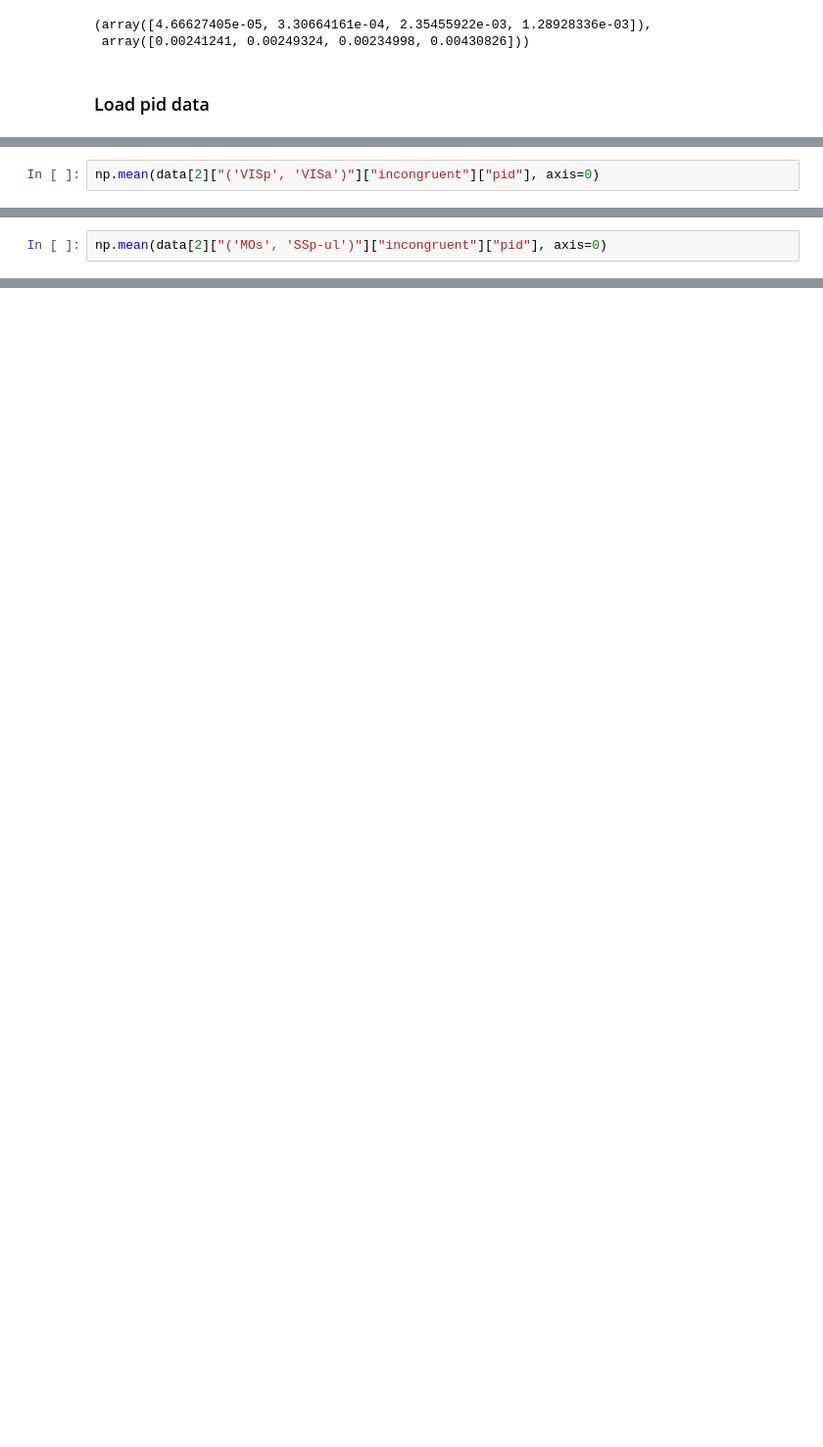
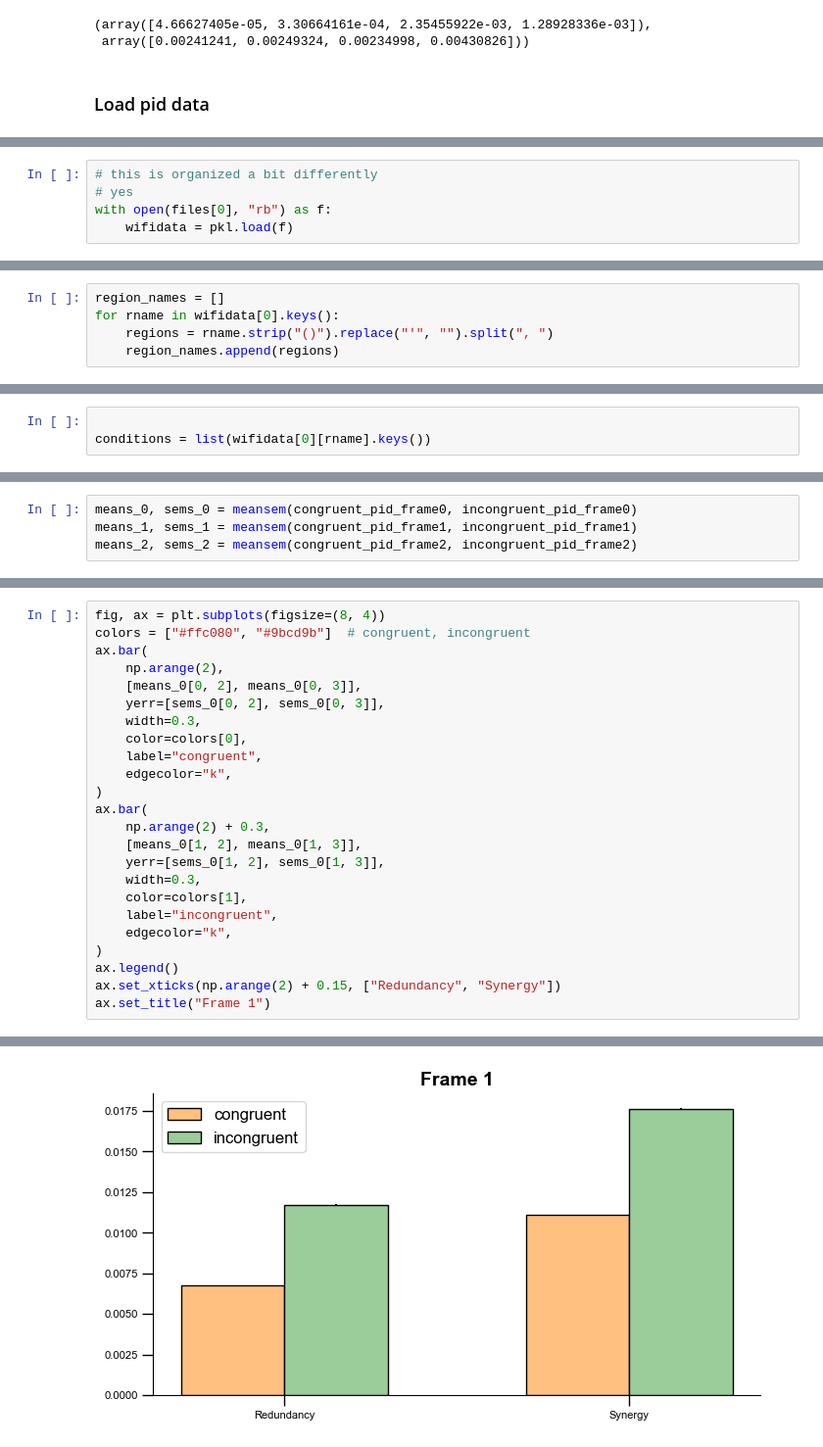
Before and after one commit to debottamKundu/ibl-partial-info-decomp, a Jupyter notebook: notebooks/widefield_pid.ipynb, the cells around one changed output, grey strips where cells are left out. Shown at 98% size. Cells and saved outputs as stored; diff of their text form; blank space fills up the shorter version.

```diff
--- a/notebooks/widefield_pid.ipynb
+++ b/notebooks/widefield_pid.ipynb
@@ -233,2 +230,5 @@ dict_keys([0, 1, 2])
 # %%
-np.mean(data[2]["('VISp', 'VISa')"]["incongruent"]["pid"], axis=0)
+# this is organized a bit differently
+# yes
+with open(files[0], "rb") as f:
+    wifidata = pkl.load(f)
@@ -240,0 +237,5 @@ array([-0.00081563, -0.0055673 , -0.00604146, -0.01264656])
+# %%
+region_names = []
+for rname in wifidata[0].keys():
+    regions = rname.strip("()").replace("'", "").split(", ")
+    region_names.append(regions)
@@ -241,2 +257,3 @@ array([-0.00081563, -0.0055673 , -0.00604146, -0.01264656])
 # %%
-np.mean(data[2]["('MOs', 'SSp-ul')"]["incongruent"]["pid"], axis=0)
+
+conditions = list(wifidata[0][rname].keys())
@@ -244,0 +302,4 @@ array([-0.00160285, -0.00200113, -0.00383851, -0.01759361])
+# %%
+means_0, sems_0 = meansem(congruent_pid_frame0, incongruent_pid_frame0)
+means_1, sems_1 = meansem(congruent_pid_frame1, incongruent_pid_frame1)
+means_2, sems_2 = meansem(congruent_pid_frame2, incongruent_pid_frame2)
@@ -244,0 +327,25 @@ array([-0.00160285, -0.00200113, -0.00383851, -0.01759361])
+# %%
+fig, ax = plt.subplots(figsize=(8, 4))
+colors = ["#ffc080", "#9bcd9b"]  # congruent, incongruent
+ax.bar(
+    np.arange(2),
+    [means_0[0, 2], means_0[0, 3]],
+    yerr=[sems_0[0, 2], sems_0[0, 3]],
+    width=0.3,
+    color=colors[0],
+    label="congruent",
+    edgecolor="k",
+)
+ax.bar(
+    np.arange(2) + 0.3,
+    [means_0[1, 2], means_0[1, 3]],
+    yerr=[sems_0[1, 2], sems_0[1, 3]],
+    width=0.3,
+    color=colors[1],
+    label="incongruent",
+    edgecolor="k",
+)
+ax.legend()
+ax.set_xticks(np.arange(2) + 0.15, ["Redundancy", "Synergy"])
+ax.set_title("Frame 1")
+# %% [output]
@@ -244,0 +353 @@ array([-0.00160285, -0.00200113, -0.00383851, -0.01759361])
+[figure, added]
```
Also changed, not shown: parts of 16 cells of this notebook, 9 other files.
